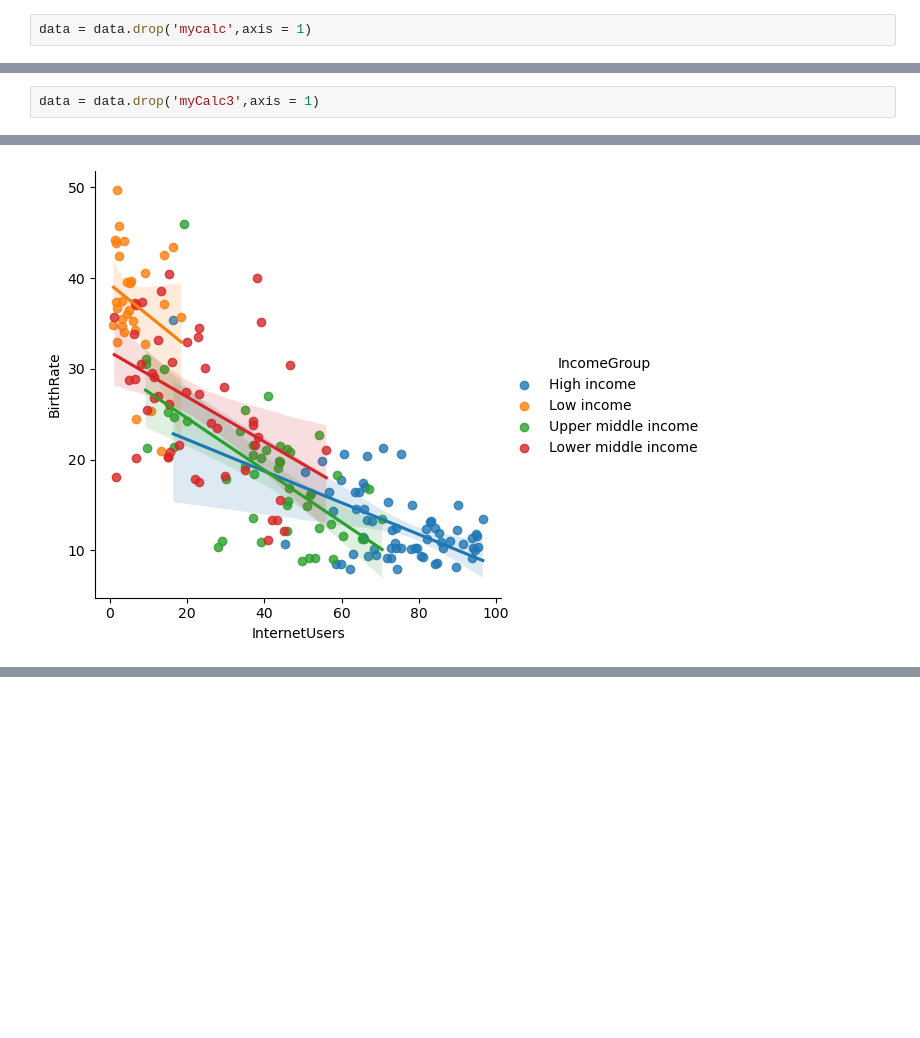
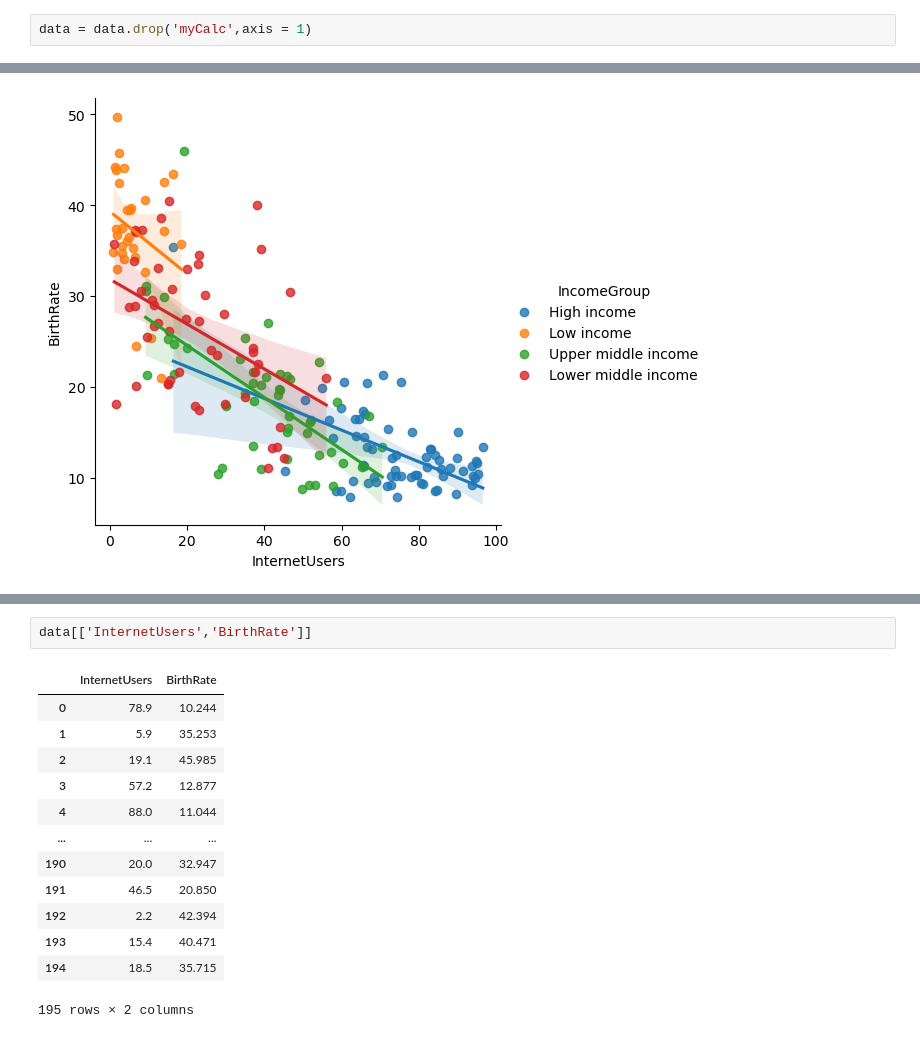
Before and after one commit to Harish-34/python, a Jupyter notebook: T16_data_frame.ipynb, the cells around one changed output, grey strips where cells are left out. Cells and saved outputs as stored; diff of their text form; blank space fills up the shorter version.

```diff
--- a/T16_data_frame.ipynb
+++ b/T16_data_frame.ipynb
@@ -256,5 +256,5 @@ data
 # %%
-data = data.drop('mycalc',axis = 1)
+data = data.drop('myCalc',axis = 1)
 # %%
 data
 # %% [output]
@@ -276,5 +274,3 @@ data = data.drop('myCalc',axis = 1)
-# %%
-data = data.drop('myCalc3',axis = 1)
 # %%
 data
 # %% [output]
@@ -573,0 +606,16 @@ vis8 = sns.lmplot(data = data,x = 'InternetUsers',y ='BirthRate', fit_reg = True
+# %%
+data[['InternetUsers','BirthRate']]
+# %% [output]
+|  | InternetUsers | BirthRate |
+| 0 | 78.9 | 10.244 |
+| 1 | 5.9 | 35.253 |
+| 2 | 19.1 | 45.985 |
+| 3 | 57.2 | 12.877 |
+| 4 | 88.0 | 11.044 |
+| ... | ... | ... |
+| 190 | 20.0 | 32.947 |
+| 191 | 46.5 | 20.850 |
+| 192 | 2.2 | 42.394 |
+| 193 | 15.4 | 40.471 |
+| 194 | 18.5 | 35.715 |
+195 rows × 2 columns
```
Also changed, not shown: parts of 6 cells of this notebook, 2 other files.
